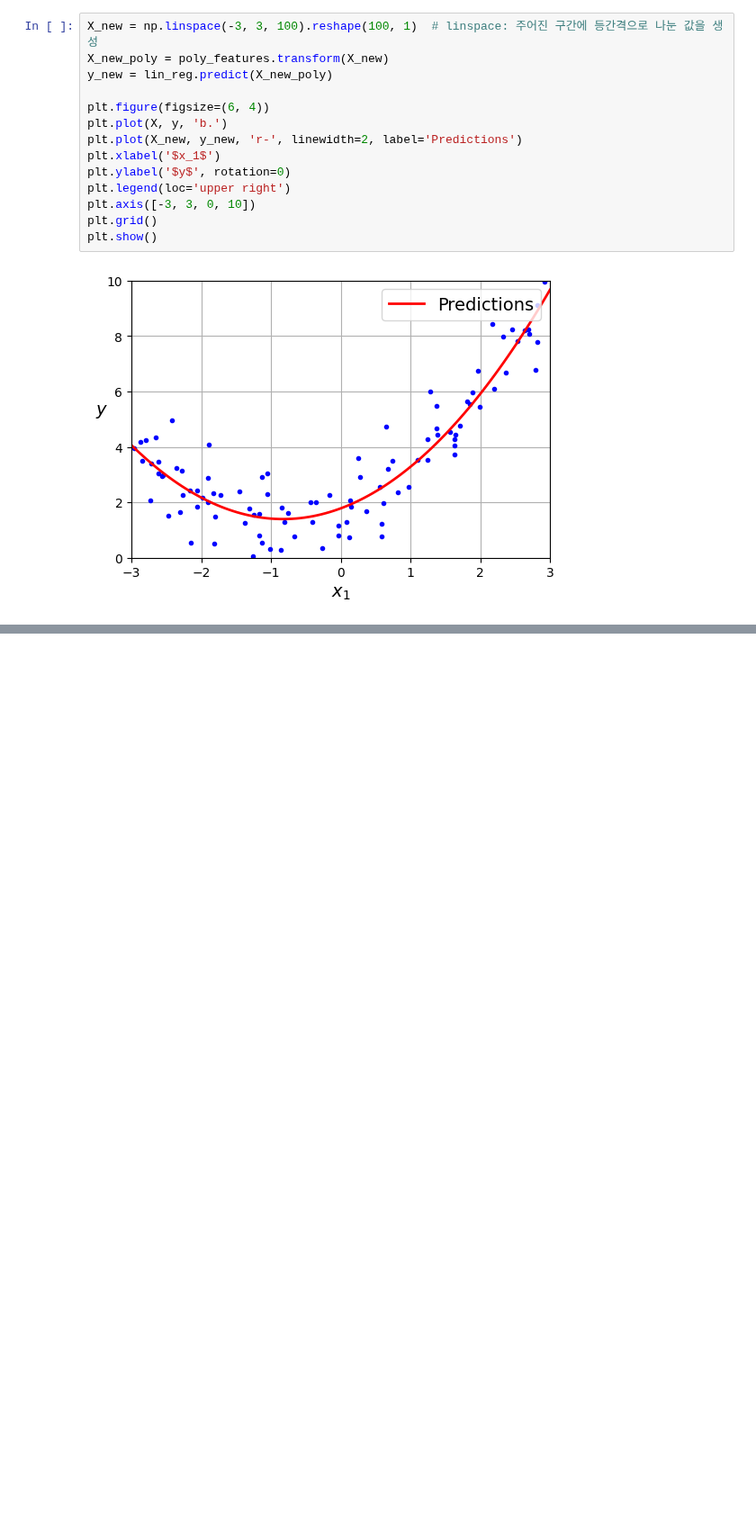
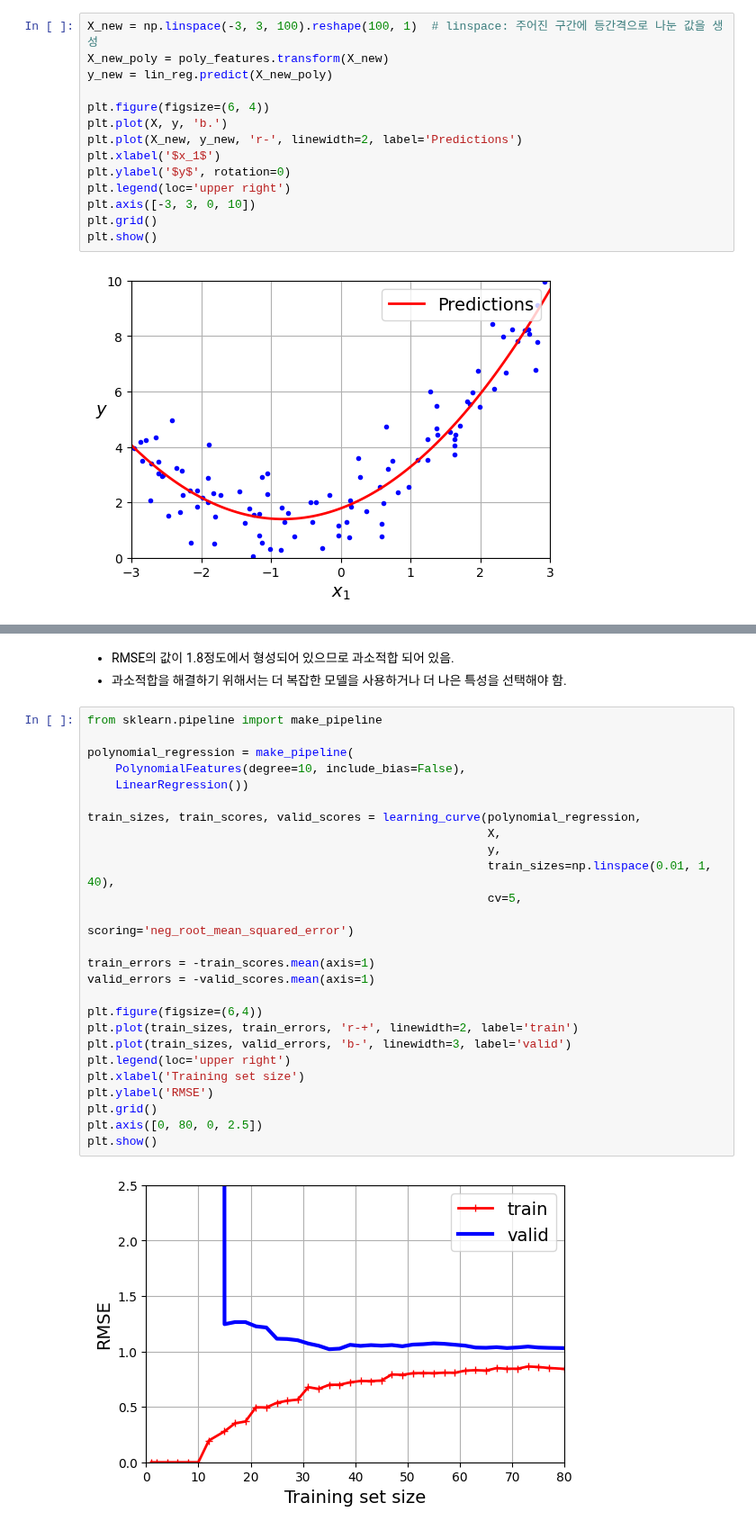
Before and after one commit to KimHyoJun99/AI, a Jupyter notebook: Hands-on ML/04_LinearModel.ipynb, the cells around one changed output, grey strips where cells are left out. Shown at 90% size. Saved outputs shown, nothing was run; the diff lists cells and outputs as text; blank space fills up the shorter version.

```diff
--- a/Hands-on ML/04_LinearModel.ipynb
+++ b/Hands-on ML/04_LinearModel.ipynb
@@ -575,0 +632,31 @@ plt.show()
+# %% [markdown]
+- RMSE의 값이 1.8정도에서 형성되어 있으므로 과소적합 되어 있음.
+- 과소적합을 해결하기 위해서는 더 복잡한 모델을 사용하거나 더 나은 특성을 선택해야 함.
+# %%
+from sklearn.pipeline import make_pipeline
+
+polynomial_regression = make_pipeline(
+    PolynomialFeatures(degree=10, include_bias=False),
+    LinearRegression())
+
+train_sizes, train_scores, valid_scores = learning_curve(polynomial_regression,
+                                                         X,
+                                                         y,
+                                                         train_sizes=np.linspace(0.01, 1, 40),
+                                                         cv=5,
+                                                         scoring='neg_root_mean_squared_error')
+
+train_errors = -train_scores.mean(axis=1)
+valid_errors = -valid_scores.mean(axis=1)
+
+plt.figure(figsize=(6,4))
+plt.plot(train_sizes, train_errors, 'r-+', linewidth=2, label='train')
+plt.plot(train_sizes, valid_errors, 'b-', linewidth=3, label='valid')
+plt.legend(loc='upper right')
+plt.xlabel('Training set size')
+plt.ylabel('RMSE')
+plt.grid()
+plt.axis([0, 80, 0, 2.5])
+plt.show()
+# %% [output]
+[figure, added]
```
Also changed, not shown: parts of 15 cells of this notebook.
